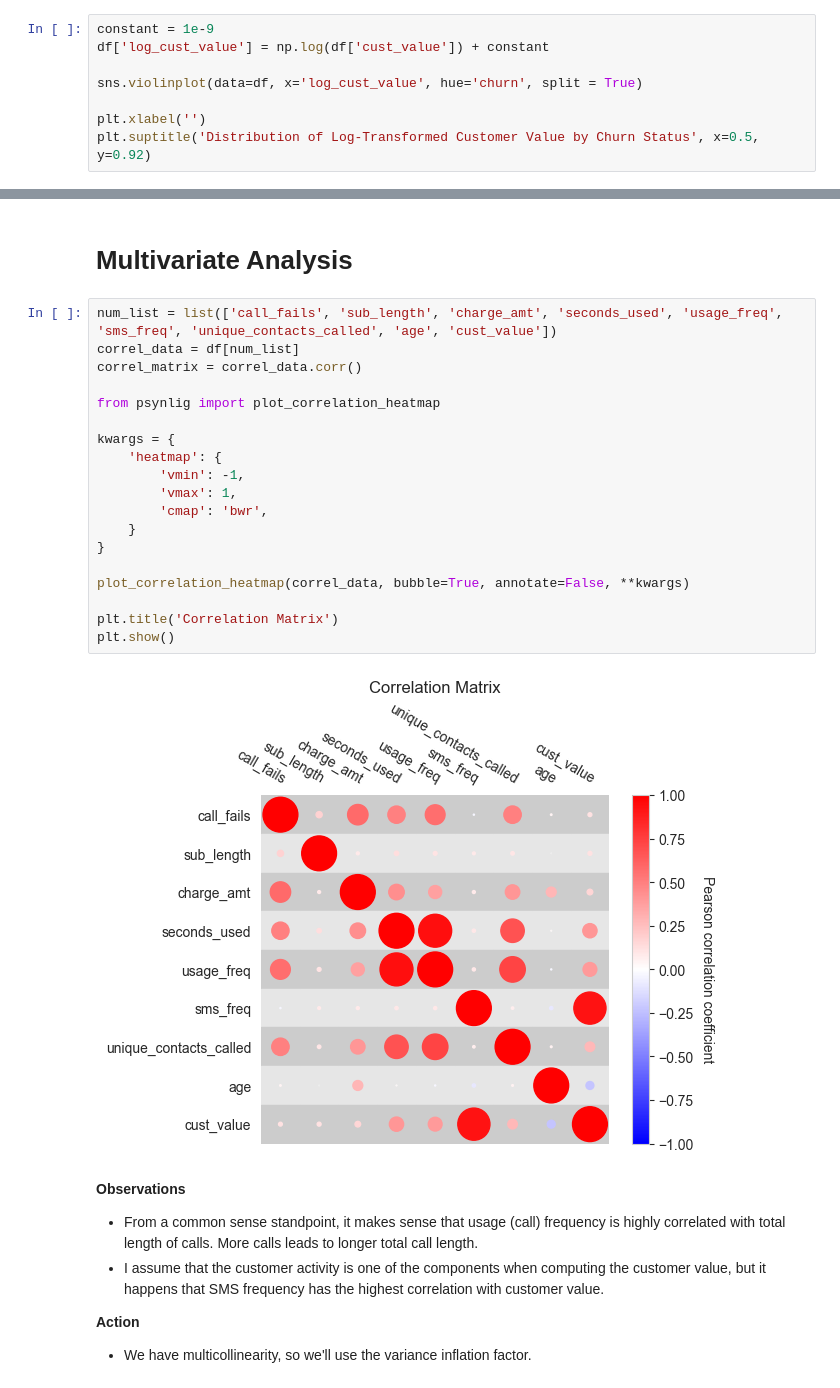
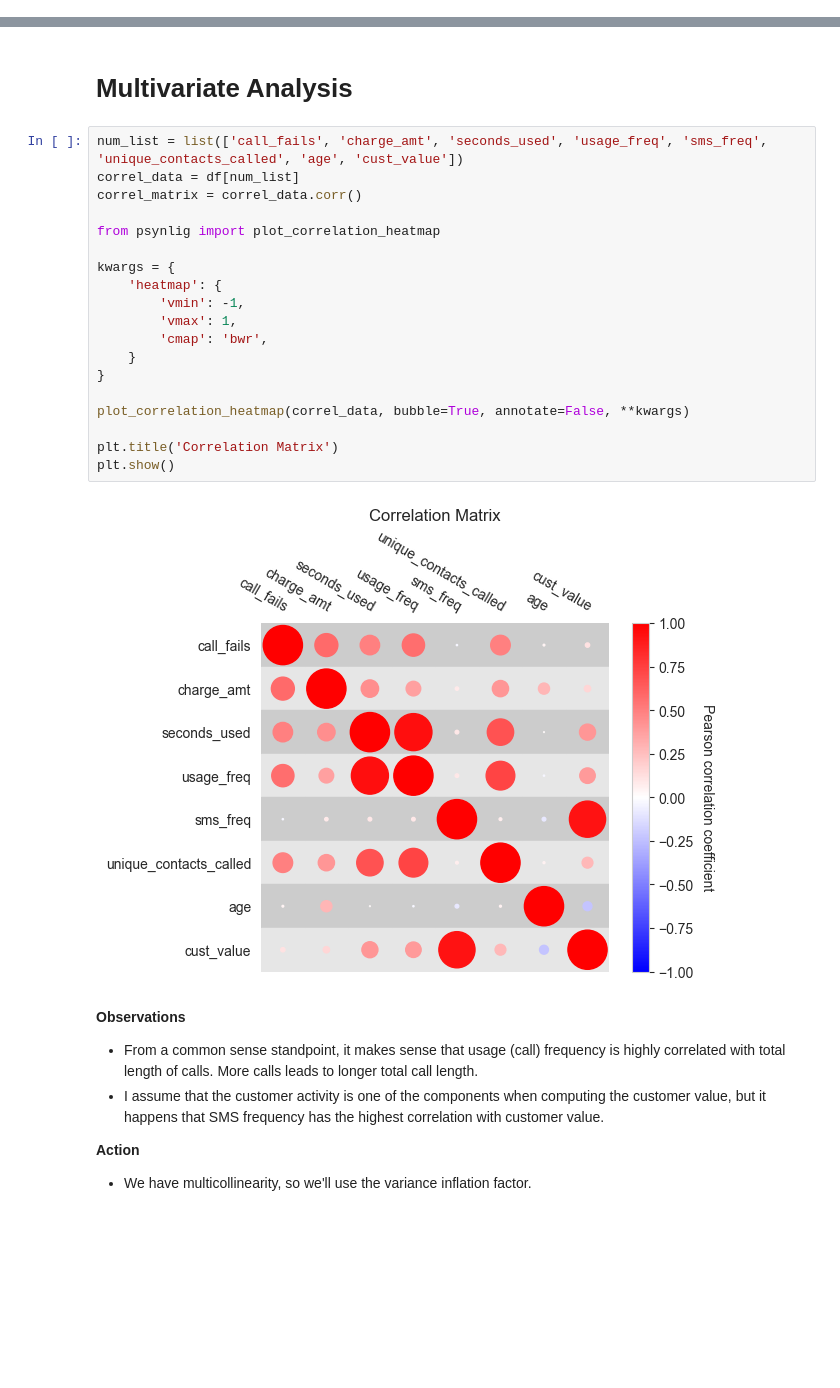
Before and after one commit to mlcuadra1/Churn-Risk-EDA, a Jupyter notebook: notebooks/Script 2 - EDA.ipynb, the cells around one changed output, grey strips where cells are left out. Drawn from its saved outputs; the diff is of its cells as text; blank space fills up the shorter version.

Commit message:
Condition index and heatmap

```diff
--- a/notebooks/Script 2 - EDA.ipynb
+++ b/notebooks/Script 2 - EDA.ipynb
@@ -466,11 +466,3 @@ plt.suptitle('Distribution of Customer Value by Churn Status', x=0.5, y=0.92)
 # %% [output]
 Text(0.5, 0.92, 'Distribution of Customer Value by Churn Status')
 [figure]
-# %%
-constant = 1e-9
-df['log_cust_value'] = np.log(df['cust_value']) + constant
-
-sns.violinplot(data=df, x='log_cust_value', hue='churn', split = True)
-
-plt.xlabel('')
-plt.suptitle('Distribution of Log-Transformed Customer Value by Churn Status', x=0.5, y=0.92)
@@ -486,26 +475,26 @@ Text(0.5, 0.92, 'Distribution of Log-Transformed Customer Value by Churn Status'
 # %% [markdown]
 # Multivariate Analysis
 # %%
-num_list = list(['call_fails', 'sub_length', 'charge_amt', 'seconds_used', 'usage_freq', 'sms_freq', 'unique_contacts_called', 'age', 'cust_value'])
+num_list = list(['call_fails', 'charge_amt', 'seconds_used', 'usage_freq', 'sms_freq', 'unique_contacts_called', 'age', 'cust_value'])
 correl_data = df[num_list]
 correl_matrix = correl_data.corr()
 
 from psynlig import plot_correlation_heatmap
 
 kwargs = {
     'heatmap': {
         'vmin': -1,
         'vmax': 1,
         'cmap': 'bwr',
     }
 }
 
 plot_correlation_heatmap(correl_data, bubble=True, annotate=False, **kwargs)
 
 plt.title('Correlation Matrix')
 plt.show()
 # %% [output]
-[figure, old version]
+[figure, new version]
 # %% [markdown]
 **Observations**
 - From a common sense standpoint, it makes sense that usage (call) frequency is highly correlated with total length of calls. More calls leads to longer total call length.
```
Also changed, not shown: parts of 5 cells of this notebook, 1 other file.
